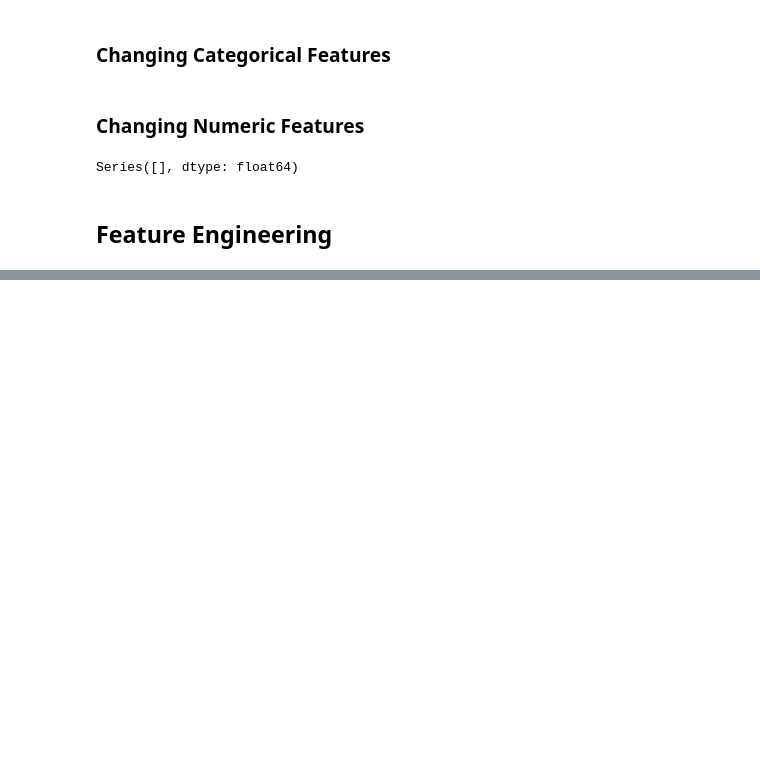
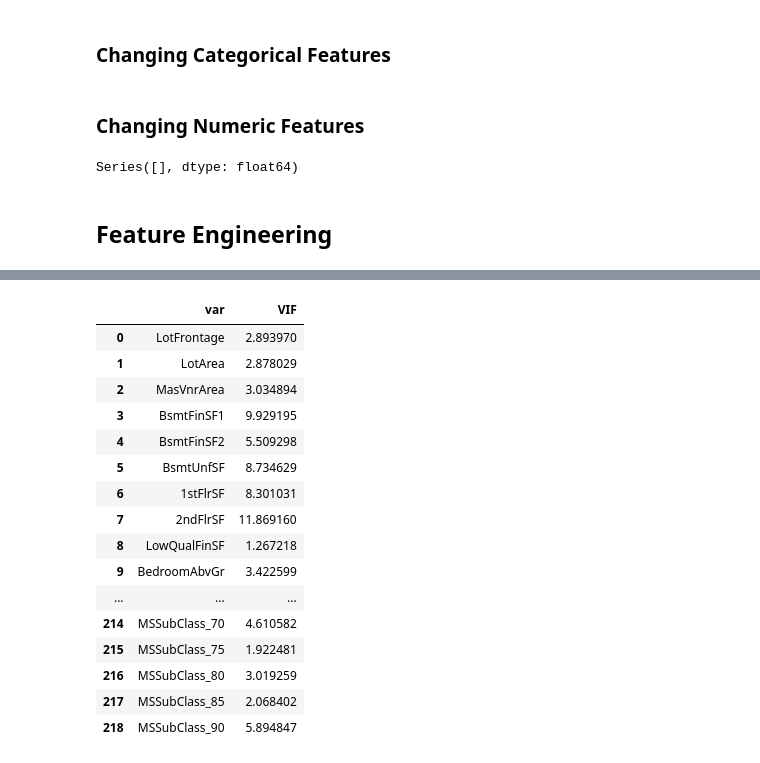
Before and after one commit to dnie44/nycdatascience_ML_project, a Jupyter notebook: david/2_Modeling.ipynb, the cells around one changed output, grey strips where cells are left out. Cells and saved outputs as stored; diff of their text form; code cells hidden in the pictures; blank space fills up the shorter version.

```diff
--- a/david/2_Modeling.ipynb
+++ b/david/2_Modeling.ipynb
@@ -100,0 +189,24 @@ Series([], dtype: float64)
+# %%
+vif = pd.DataFrame()
+vif['var'] = X_train.columns
+vif['VIF'] = [variance_inflation_factor(X_train.values, i) for i in range(X_train.shape[1])]
+# %%
+vif
+# %% [output]
+|  | var | VIF |
+| 0 | LotFrontage | 2.893970 |
+| 1 | LotArea | 2.878029 |
+| 2 | MasVnrArea | 3.034894 |
+| 3 | BsmtFinSF1 | 9.929195 |
+| 4 | BsmtFinSF2 | 5.509298 |
+| 5 | BsmtUnfSF | 8.734629 |
+| 6 | 1stFlrSF | 8.301031 |
+| 7 | 2ndFlrSF | 11.869160 |
+| 8 | LowQualFinSF | 1.267218 |
+| 9 | BedroomAbvGr | 3.422599 |
+| ... | ... | ... |
+| 214 | MSSubClass_70 | 4.610582 |
+| 215 | MSSubClass_75 | 1.922481 |
+| 216 | MSSubClass_80 | 3.019259 |
+| 217 | MSSubClass_85 | 2.068402 |
+| 218 | MSSubClass_90 | 5.894847 |
```
Also changed, not shown: parts of 19 cells of this notebook, 6 other files.
